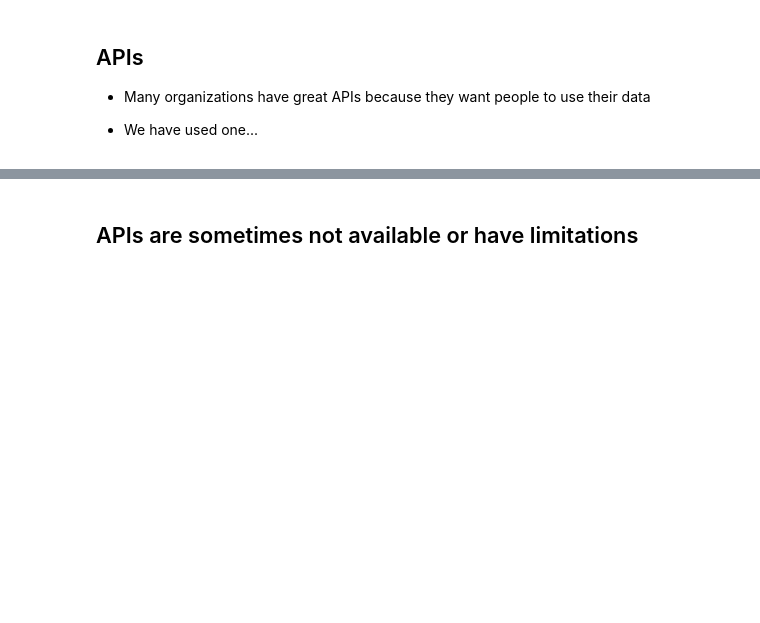
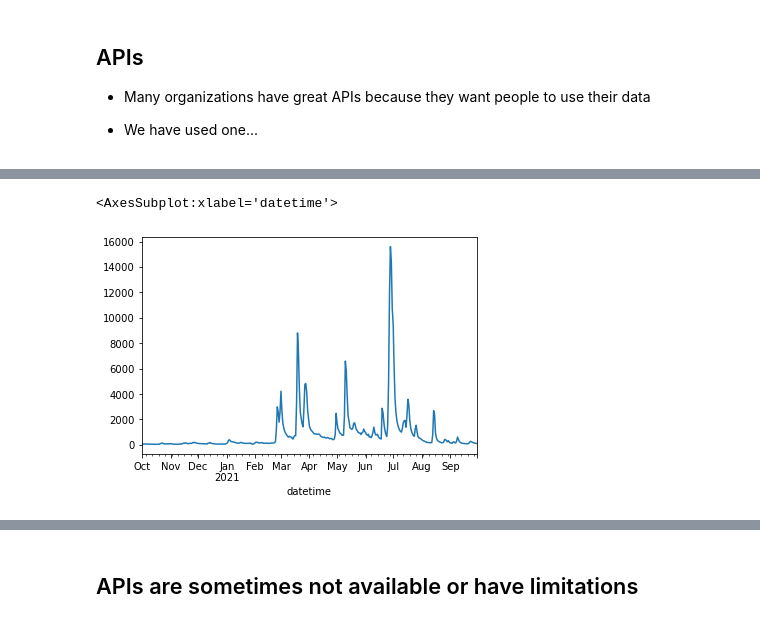
Before and after one commit to JohnnyRyan1/geospatial-data-science, a Jupyter notebook: lectures/lecture7/lecture-7.ipynb, the cells around one changed output, grey strips where cells are left out. Cells and saved outputs as stored; diff of their text form; code cells hidden in the pictures; blank space fills up the shorter version.

```diff
--- a/lectures/lecture7/lecture-7.ipynb
+++ b/lectures/lecture7/lecture-7.ipynb
@@ -50,8 +72,11 @@ HTML('<iframe width="560" height="315" src="https://www.youtube.com/embed/BxV14h
 # %%
-# Import package
-from cenpy import products
+# Import the functions for downloading data from NWIS
+import dataretrieval.nwis as nwis
 
-# Run a test example
-chicago = products.ACS(2017).from_place('Chicago, IL', level='tract',
-                                        variables=['B01002H_00E'])
+# Specify the USGS site code
+site = '03339000'
+
+# Get instantaneous values (iv)
+df = nwis.get_record(sites=site, service='dv', start='2020-10-01', end='2021-09-30')
+df
 # %% [output]
@@ -58,0 +97,6 @@ ModuleNotFoundError: No module named 'cenpy'
+# %%
+# Simple plot
+df['00060_Mean'].plot()
+# %% [output]
+<AxesSubplot:xlabel='datetime'>
+[figure, added]
```
Also changed, not shown: parts of 24 cells of this notebook, 7 other files.
